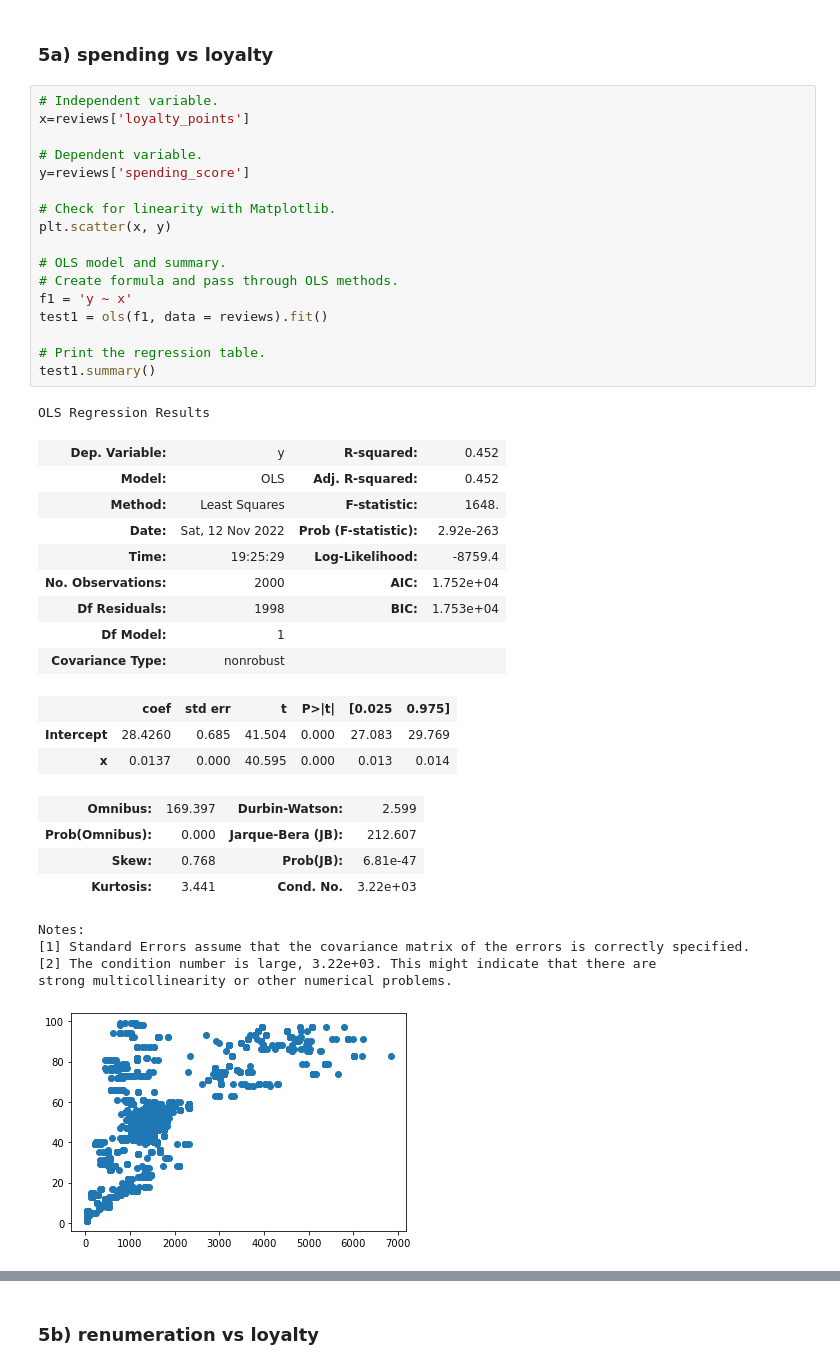
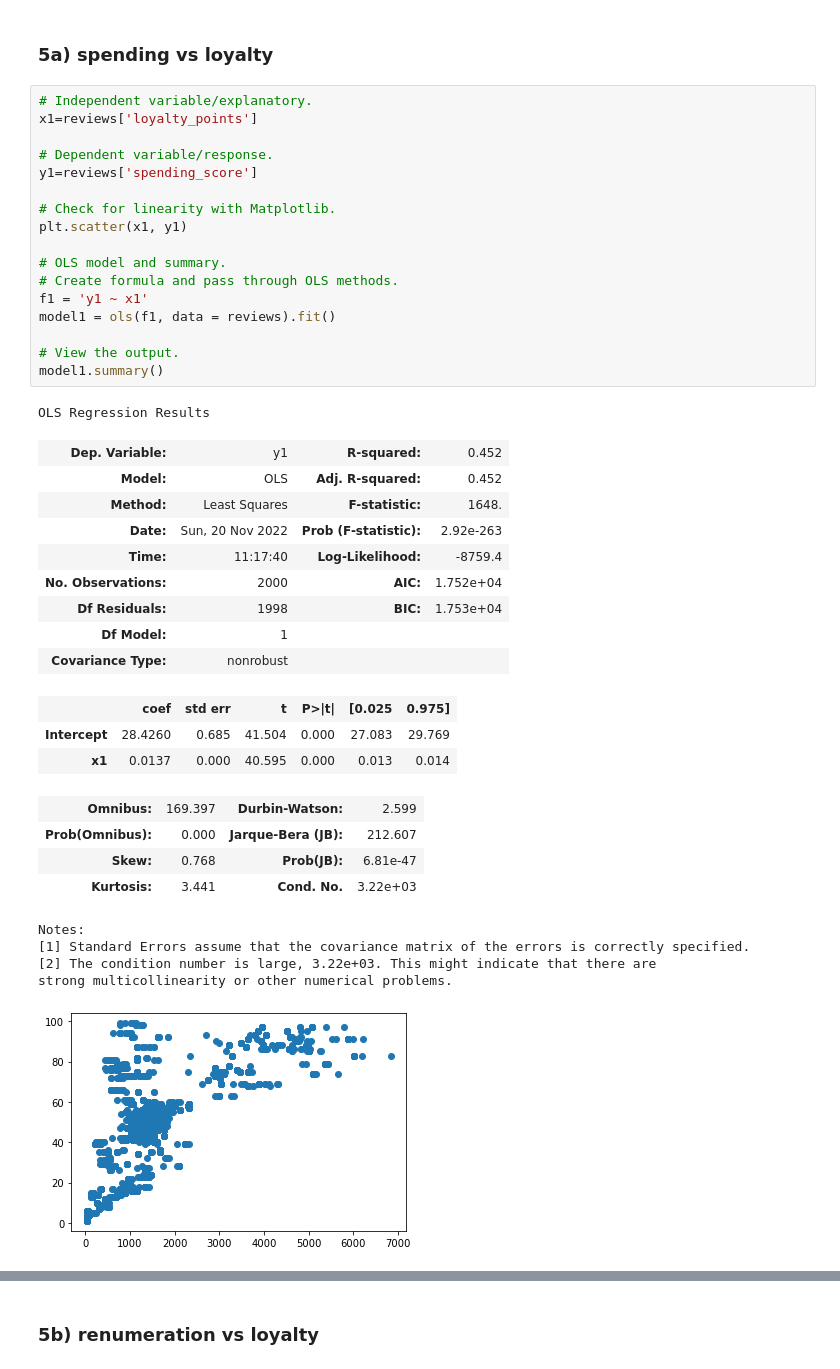
Before and after one commit to mikebenas/LSE_TurtleGames_R_Analysis, a Jupyter notebook: LSE_DA301_Assignment_Python_template.ipynb, the cells around one changed output, grey strips where cells are left out. Drawn from its saved outputs; the diff is of its cells as text.

```diff
--- a/LSE_DA301_Assignment_Python_template.ipynb
+++ b/LSE_DA301_Assignment_Python_template.ipynb
@@ -193,36 +212,36 @@ reviews.head()
 # %% [markdown]
 ### 5a) spending vs loyalty
 # %%
-# Independent variable.
-x=reviews['loyalty_points']
+# Independent variable/explanatory.
+x1=reviews['loyalty_points']
 
-# Dependent variable.
-y=reviews['spending_score']
+# Dependent variable/response.
+y1=reviews['spending_score']
 
 # Check for linearity with Matplotlib.
-plt.scatter(x, y)
+plt.scatter(x1, y1)
 
 # OLS model and summary.
 # Create formula and pass through OLS methods.
-f1 = 'y ~ x'
-test1 = ols(f1, data = reviews).fit()
+f1 = 'y1 ~ x1'
+model1 = ols(f1, data = reviews).fit()
 
-# Print the regression table.
-test1.summary()
+# View the output.
+model1.summary()
 # %% [output]
 OLS Regression Results
-| Dep. Variable: | y | R-squared: | 0.452 |
+| Dep. Variable: | y1 | R-squared: | 0.452 |
 | Model: | OLS | Adj. R-squared: | 0.452 |
 | Method: | Least Squares | F-statistic: | 1648. |
-| Date: | Sat, 12 Nov 2022 | Prob (F-statistic): | 2.92e-263 |
-| Time: | 19:25:29 | Log-Likelihood: | -8759.4 |
+| Date: | Sun, 20 Nov 2022 | Prob (F-statistic): | 2.92e-263 |
+| Time: | 11:17:40 | Log-Likelihood: | -8759.4 |
 | No. Observations: | 2000 | AIC: | 1.752e+04 |
 | Df Residuals: | 1998 | BIC: | 1.753e+04 |
 | Df Model: | 1 |  |  |
 | Covariance Type: | nonrobust |  |  |
 |  | coef | std err | t | P>|t| | [0.025 | 0.975] |
 | Intercept | 28.4260 | 0.685 | 41.504 | 0.000 | 27.083 | 29.769 |
-| x | 0.0137 | 0.000 | 40.595 | 0.000 | 0.013 | 0.014 |
+| x1 | 0.0137 | 0.000 | 40.595 | 0.000 | 0.013 | 0.014 |
 | Omnibus: | 169.397 | Durbin-Watson: | 2.599 |
 | Prob(Omnibus): | 0.000 | Jarque-Bera (JB): | 212.607 |
 | Skew: | 0.768 | Prob(JB): | 6.81e-47 |
```
Also changed, not shown: parts of 38 cells of this notebook.
